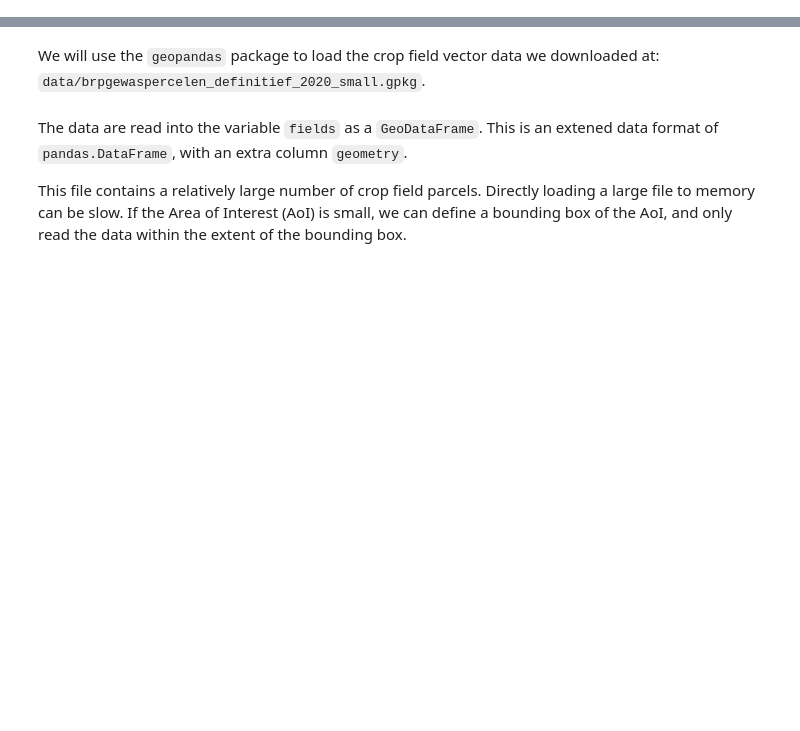
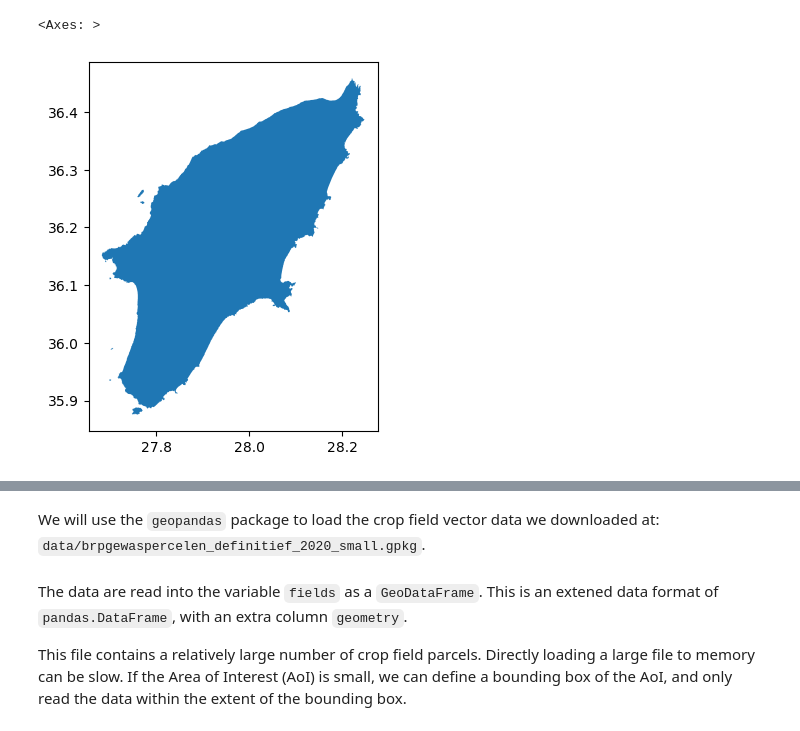
Before and after one commit to esciencecenter-digital-skills/geospatial-python, a Jupyter notebook: notebooks/07-vector-data-in-python.ipynb, the cells around one changed output, grey strips where cells are left out. Drawn from its saved outputs; the diff is of its cells as text; code cells hidden in the pictures; blank space fills up the shorter version.

```diff
--- a/notebooks/07-vector-data-in-python.ipynb
+++ b/notebooks/07-vector-data-in-python.ipynb
@@ -33,0 +40,2 @@ import geopandas as gpd
+# %%
+data = gpd.read_file('./greece-latest-free/gadm41_GRC_3.shp')
@@ -33,0 +45,7 @@ import geopandas as gpd
+# %%
+df_rhodes = data.loc[data['NAME_3']=='Rhodos']
+# %%
+df_rhodes.plot()
+# %% [output]
+<Axes: >
+[figure, added]
```
Also changed, not shown: parts of 11 cells of this notebook.
